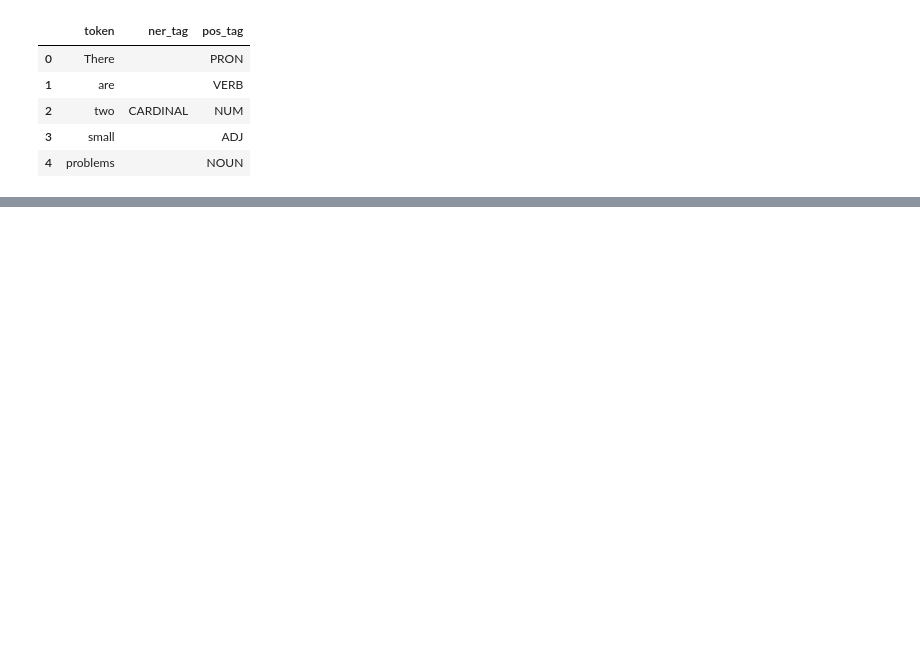
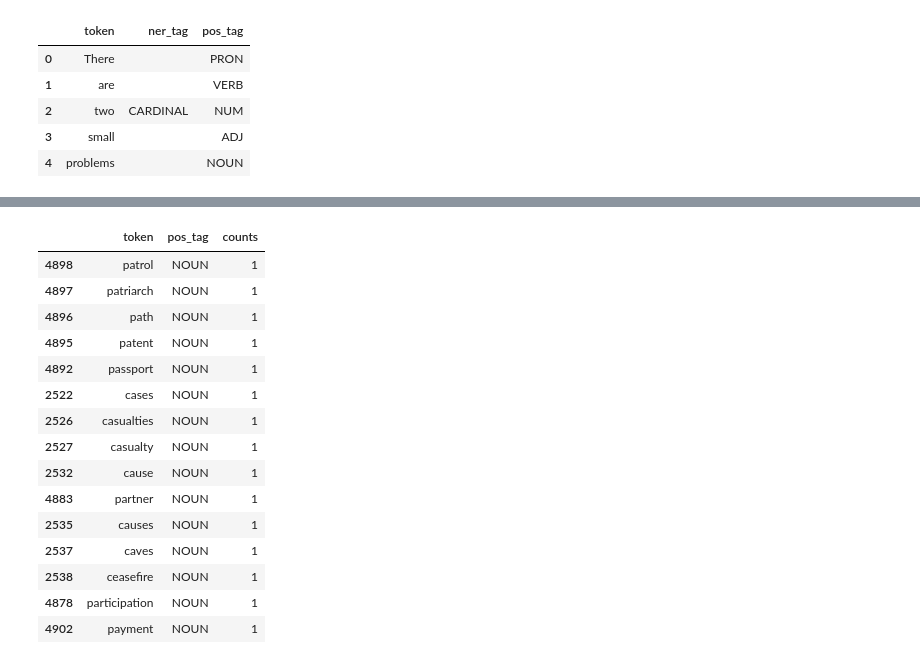
Before and after one commit to Pavan-AIML/NLP_based_REAL-Fake_new_classifier., a Jupyter notebook: code.ipynb, the cells around one changed output, grey strips where cells are left out. Cells and saved outputs as stored; diff of their text form; code cells hidden in the pictures; blank space fills up the shorter version.

```diff
--- a/code.ipynb
+++ b/code.ipynb
@@ -105,7 +105,7 @@ fake_tagsdf = pd.concat(fake_tagsdf)
 # %%
 fact_tagsdf = []
 for ix, doc in enumerate(fact_spacydocs):
-    tage = extract_token_tags(doc)
+    tags = extract_token_tags(doc)
     # convert the tags in the data frame.
     tags = pd.DataFrame(tags)
     tags.columns = columns
@@ -123,0 +142,4 @@ fake_tagsdf.head()
+# %%
+pos_counts_fact = fact_tagsdf.groupby(['token', 'pos_tag']).size().reset_index(name='counts').sort_values(by= 'counts')
+
+pos_counts_fact.head(10)
@@ -123,0 +209,19 @@ fake_tagsdf.head()
+# %%
+pos_counts_fact[pos_counts_fact.pos_tag == 'NOUN'][:15]
+# %% [output]
+|  | token | pos_tag | counts |
+| 4898 | patrol | NOUN | 1 |
+| 4897 | patriarch | NOUN | 1 |
+| 4896 | path | NOUN | 1 |
+| 4895 | patent | NOUN | 1 |
+| 4892 | passport | NOUN | 1 |
+| 2522 | cases | NOUN | 1 |
+| 2526 | casualties | NOUN | 1 |
+| 2527 | casualty | NOUN | 1 |
+| 2532 | cause | NOUN | 1 |
+| 4883 | partner | NOUN | 1 |
+| 2535 | causes | NOUN | 1 |
+| 2537 | caves | NOUN | 1 |
+| 2538 | ceasefire | NOUN | 1 |
+| 4878 | participation | NOUN | 1 |
+| 4902 | payment | NOUN | 1 |
```
Also changed, not shown: parts of 7 cells of this notebook.
